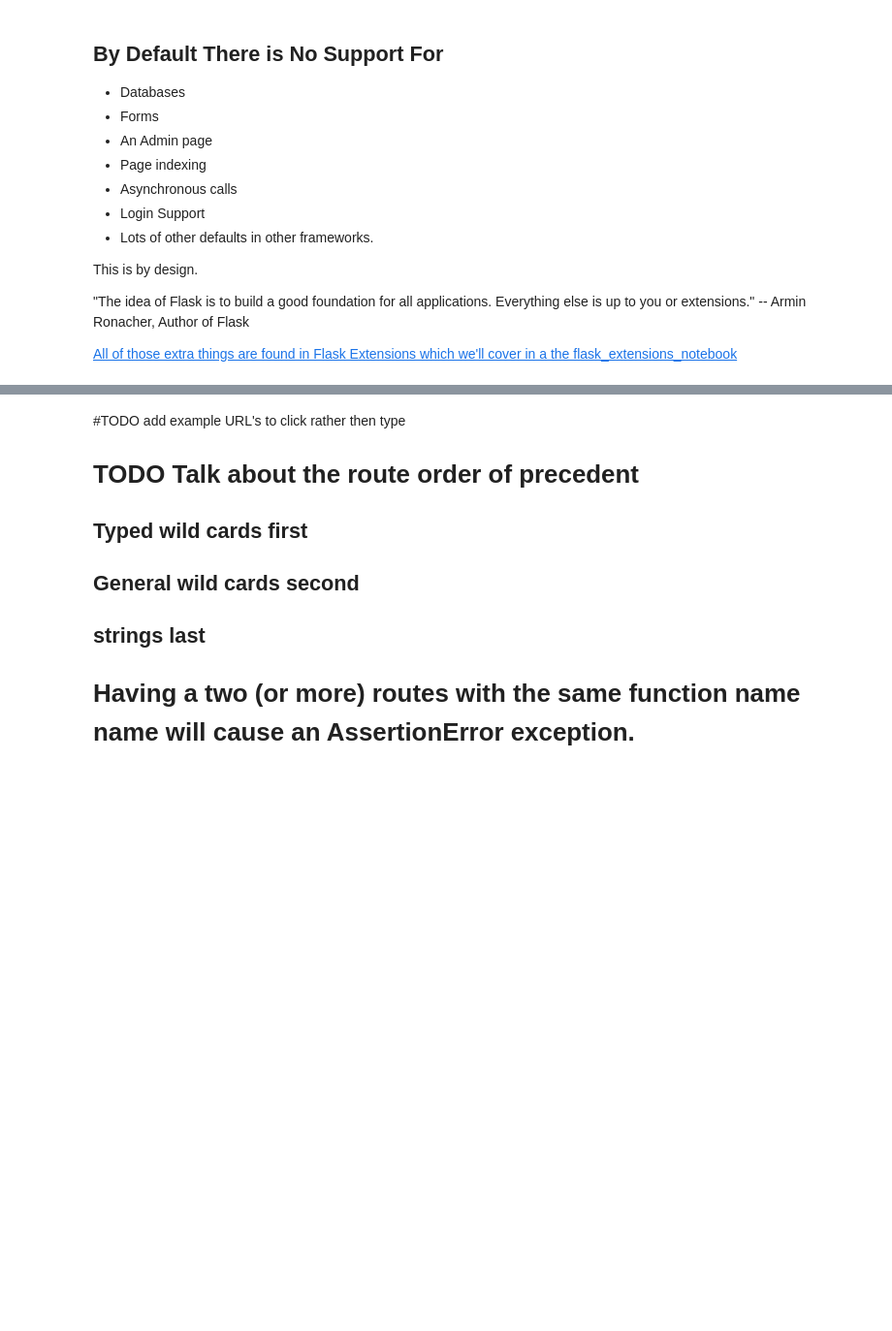
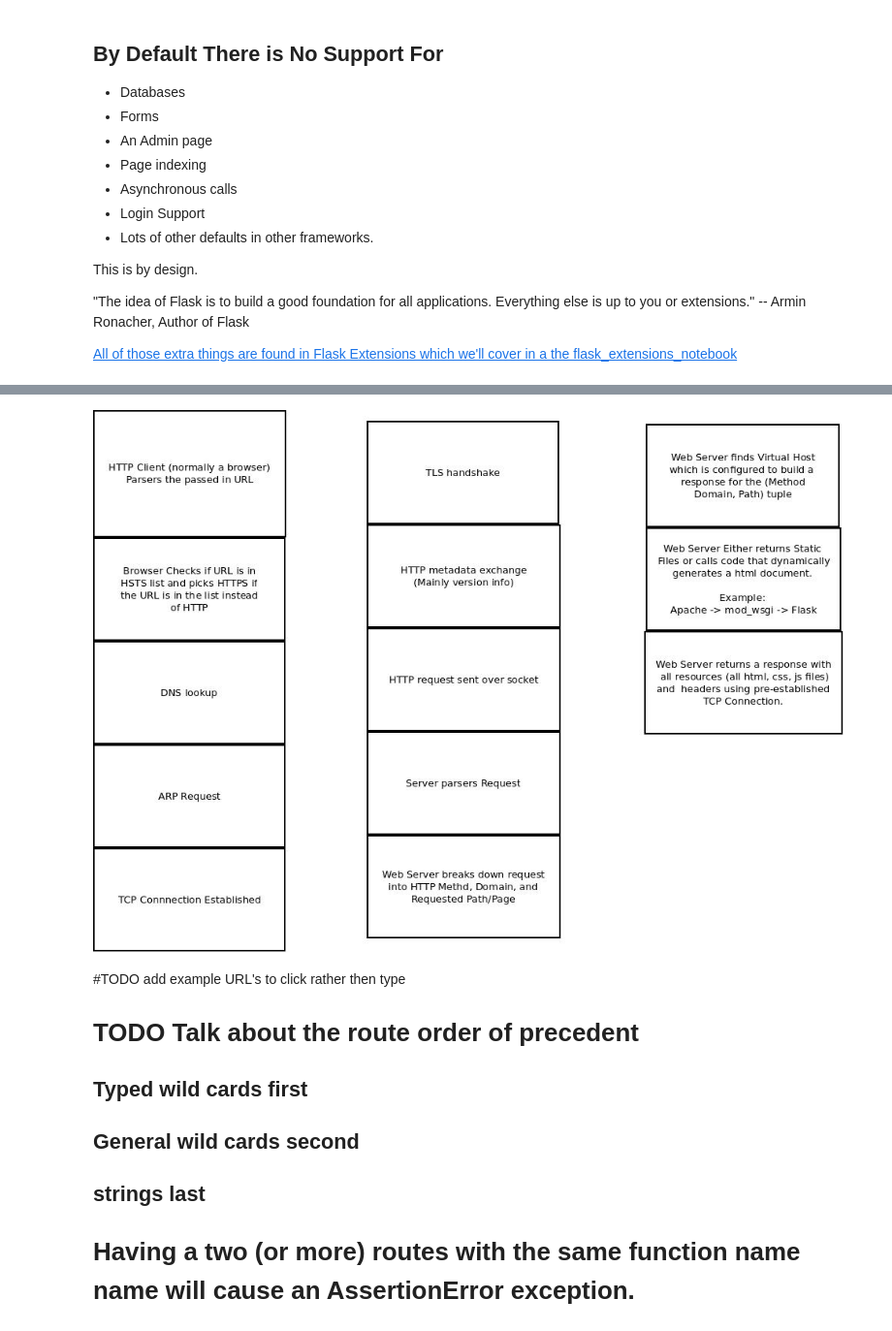
Before and after one commit to rawrgulmuffins/a_guided_tour_of_flask, a Jupyter notebook: the_flask_module.ipynb, the cells around one changed output, grey strips where cells are left out. Shown at 97% size. Drawn from its saved outputs; the diff is of its cells as text; code cells hidden in the pictures; blank space fills up the shorter version.

Commit message:
Added first (shitty) attempt at the http request response cycle.

```diff
--- a/the_flask_module.ipynb
+++ b/the_flask_module.ipynb
@@ -103,0 +111,6 @@ In Flask a route is a function that has a `@app.route()` decorator above it. The
+# %%
+from IPython.display import Image
+Image(filename='request_and_response.jpeg') # This is extra information if you're interested.
+# This is suuuper simplified and doesn't contain any error handling (which is where http gets hairy).
+# %% [output]
+[figure, added]
```
Also changed, not shown: parts of 6 cells of this notebook, 2 other files.
